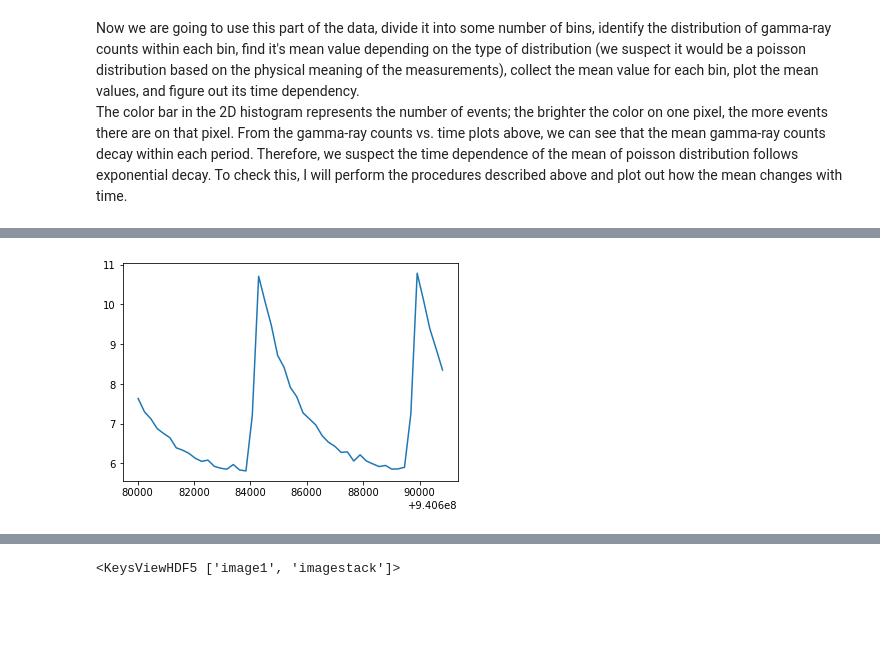
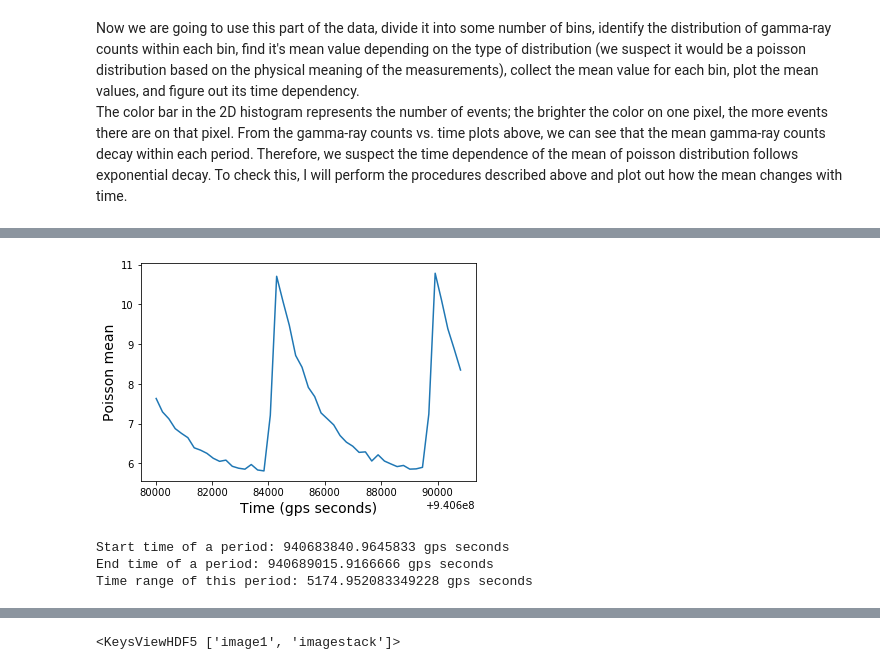
Before and after one commit to an9elaxz/PHYS-434, a Jupyter notebook: Lab4.ipynb, the cells around one changed output, grey strips where cells are left out. Drawn from its saved outputs; the diff is of its cells as text; code cells hidden in the pictures; blank space fills up the shorter version.

Commit message:
Second version: completed all parts

```diff
--- a/Lab4.ipynb
+++ b/Lab4.ipynb
@@ -206,7 +218,40 @@ for i in range(binCounts-1): # the distribution in each bin fills a subplot
 # %%
-# plot the mean array and find out its time dependence
+## plot the mean array and find out its time dependence
+# create a time array for the x axis in mean plot
 x_mean = np.linspace(sub_time[0], sub_time[sub_time.size-1], mean.size)
 
+# plot mean
 plt.plot(x_mean, mean);
+plt.xlabel("Time (gps seconds)", fontsize = 14);
+plt.ylabel("Poisson mean", fontsize = 14);
 # %% [output]
-[figure, old version]
+[figure, new version]
+# %%
+## extract one full period from this, I chose the one between t = 83000 + 9.406e8 to 90000 + 9.406e8
+
+# find the beginning of the period, about 84000 + 9.406e8 -> that's basically the min mean within first half of the plotted range
+period_start = np.min(mean[0 : int(mean.size/2)])
+# print(period_start)
+# find the index of this min mean in mean array, that's where the period starts
+index_start = np.where(mean == period_start)
+# print(index_start[0][0]) # check the result see if it's correct
+# print(mean.size)
+# use the index we got in the last step to find it's corresponding time
+time_periodStart = x_mean[index_start[0][0]]
+print("Start time of a period: " + str(time_periodStart) + " gps seconds")
+
+# find the beginning of the next period (the start of a new period), about 88000 + 9.406e8 -> that's the min mean within the second half of the plotted range
+period_end = np.min(mean[int(mean.size/2) : (mean.size - 1)])
+# print(period_end) # print out the result to check
+# find the index of this min mean in mean array, that's wehre the period ends
+index_end = np.where(mean == period_end)
+# print(index_end[0][0])
+# use this index to find it's corresponding time value
+time_periodEnd = x_mean[index_end[0][0]]
+print("End time of a period: " + str(time_periodEnd) + " gps seconds")
+
+print("Time range of this period: " + str(time_periodEnd - time_periodStart) + " gps seconds")
+# %% [output]
+Start time of a period: 940683840.9645833 gps seconds
+End time of a period: 940689015.9166666 gps seconds
+Time range of this period: 5174.952083349228 gps seconds
```
Also changed, not shown: parts of 58 cells of this notebook.
